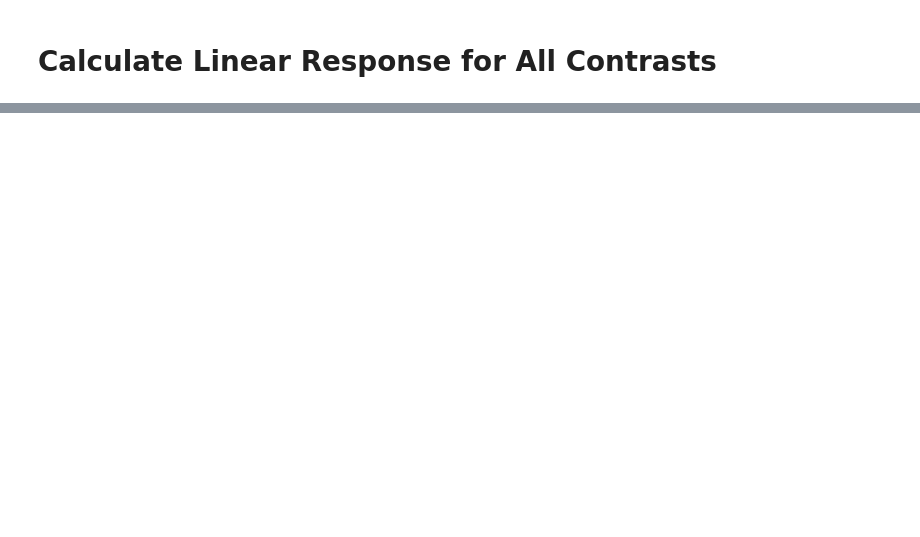
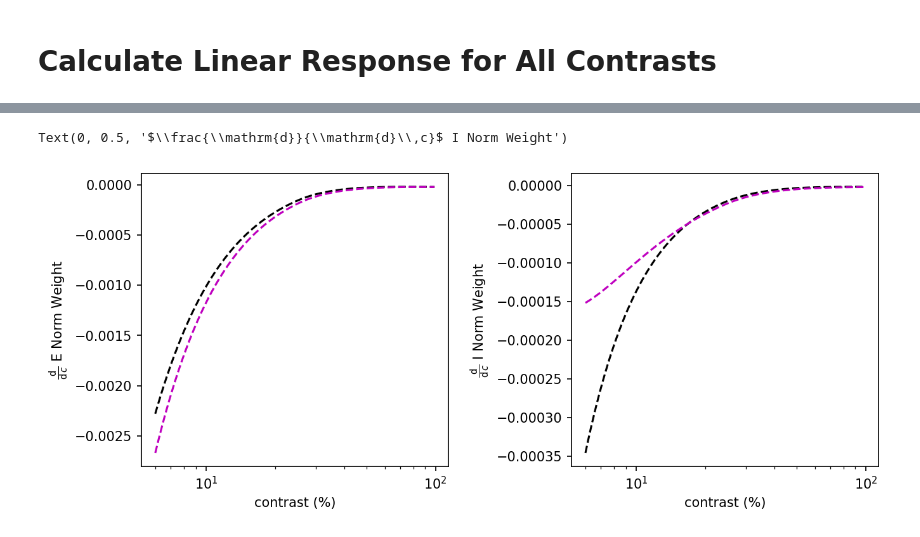
Before and after one commit to AddingAddict/ToroidalNetworks, a Jupyter notebook: sparse_weights/notebooks/linear_resp.ipynb, the cells around one changed output, grey strips where cells are left out. Cells and saved outputs as stored; diff of their text form; code cells hidden in the pictures; blank space fills up the shorter version.

```diff
--- a/sparse_weights/notebooks/linear_resp.ipynb
+++ b/sparse_weights/notebooks/linear_resp.ipynb
@@ -1888,0 +2013,16 @@ CVL
+# %%
+res_dict_norm_inits = [None]*6
+res_dict_norm_perts = [None]*6
+
+for c_idx in range(6):
+    with open('./../results/dmft_opto_norm_id_None_c_{:d}'.format(c_idx)+'.pkl','rb') as\
+            handle:
+        this_res_dict = pickle.load(handle)['dmft_res']
+    if c_idx==0:
+        res_dict_norm_inits[c_idx] = {key: this_res_dict[key][:2] for key in ['r','Cr','mu','Sig']}
+        res_dict_norm_perts[c_idx] = {key: this_res_dict[key][2:] for key in ['r','Cr','mu','Sig']}
+    else:
+        res_dict_norm_inits[c_idx] = {key: this_res_dict[key][:2] for key in ['rb','rp','sr','Crb','Crp','sCr',
+                                                                              'mub','mup','Sigb','Sigp']}
+        res_dict_norm_perts[c_idx] = {key: this_res_dict[key][2:] for key in ['rb','rp','sr','Crb','Crp','sCr',
+                                                                              'mub','mup','Sigb','Sigp']}
@@ -1888,0 +2187,37 @@ CVL
+# %%
+fig,axs = plt.subplots(1,2,figsize=(10,4),dpi=150,sharex=True)
+fig.subplots_adjust(hspace=0.15,wspace=0.4)
+
+fine_rvEs = itpvE(fine_log10cons)
+fine_rvIs = itpvI(fine_log10cons)
+fine_roEs = itpoE(fine_log10cons)
+fine_roIs = itpoI(fine_log10cons)
+fine_r2vEs = itp2vE(fine_log10cons)
+fine_r2vIs = itp2vI(fine_log10cons)
+fine_r2oEs = itp2oE(fine_log10cons)
+fine_r2oIs = itp2oI(fine_log10cons)
+
+fine_drvEs = ditpvE(fine_log10cons)/(10**fine_log10cons*np.log(10))
+fine_drvIs = ditpvI(fine_log10cons)/(10**fine_log10cons*np.log(10))
+fine_droEs = ditpoE(fine_log10cons)/(10**fine_log10cons*np.log(10))
+fine_droIs = ditpoI(fine_log10cons)/(10**fine_log10cons*np.log(10))
+fine_dr2vEs = ditp2vE(fine_log10cons)/(10**fine_log10cons*np.log(10))
+fine_dr2vIs = ditp2vI(fine_log10cons)/(10**fine_log10cons*np.log(10))
+fine_dr2oEs = ditp2oE(fine_log10cons)/(10**fine_log10cons*np.log(10))
+fine_dr2oIs = ditp2oI(fine_log10cons)/(10**fine_log10cons*np.log(10))
+
+axs[0].plot(10**fine_log10cons,(fine_dr2vEs*fine_rvEs - fine_r2vEs*fine_drvEs)/fine_rvEs**2,'k--')
+axs[0].plot(10**fine_log10cons,(fine_dr2oEs*fine_roEs - fine_r2oEs*fine_droEs)/fine_roEs**2,'m--')
+
+axs[1].plot(10**fine_log10cons,(fine_dr2vIs*fine_rvIs - fine_r2vIs*fine_drvIs)/fine_rvIs**2,'k--')
+axs[1].plot(10**fine_log10cons,(fine_dr2oIs*fine_roIs - fine_r2oIs*fine_droIs)/fine_roIs**2,'m--')
+
+for i in range(2):
+    axs[i].set_xlabel('contrast (%)')
+    axs[i].set_xscale('log')
+
+axs[0].set_ylabel(r'$\frac{\mathrm{d}}{\mathrm{d}\,c}$ E Norm Weight')
+axs[1].set_ylabel(r'$\frac{\mathrm{d}}{\mathrm{d}\,c}$ I Norm Weight')
+# %% [output]
+Text(0, 0.5, '$\\frac{\\mathrm{d}}{\\mathrm{d}\\,c}$ I Norm Weight')
+[figure, added]
```
Also changed, not shown: parts of 86 cells of this notebook, 6 other files.
